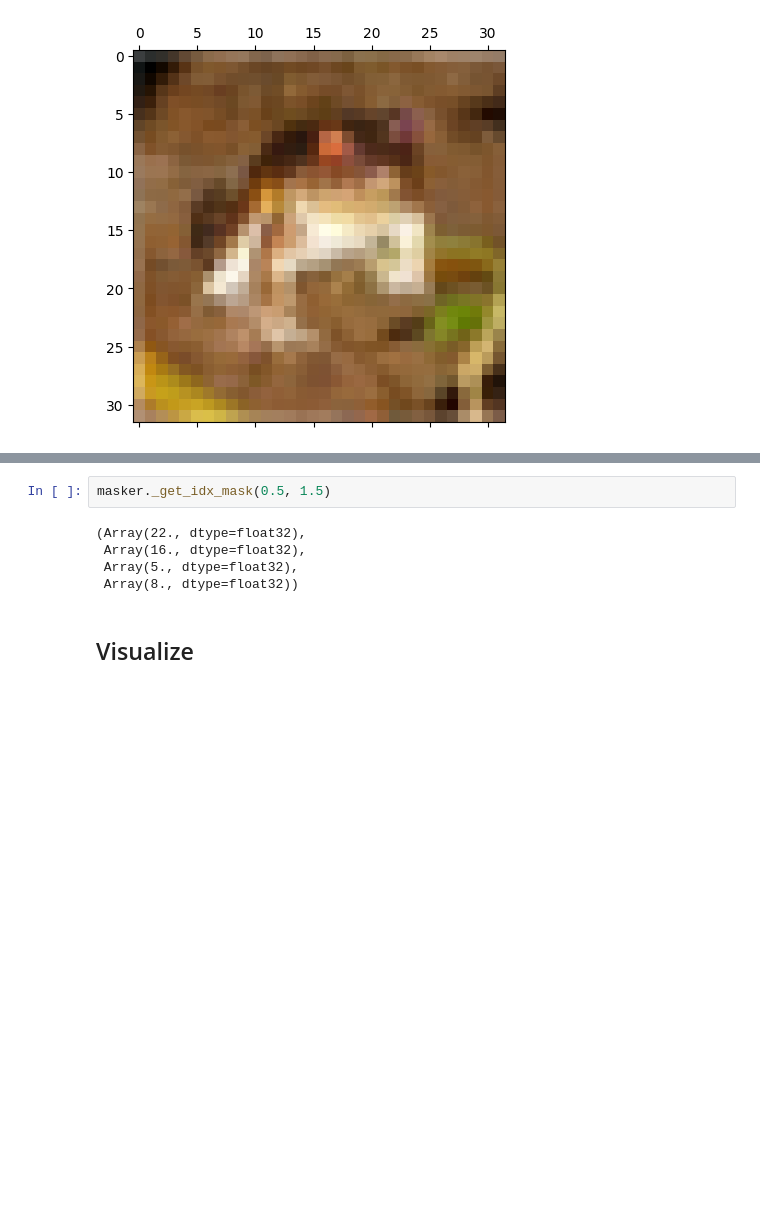
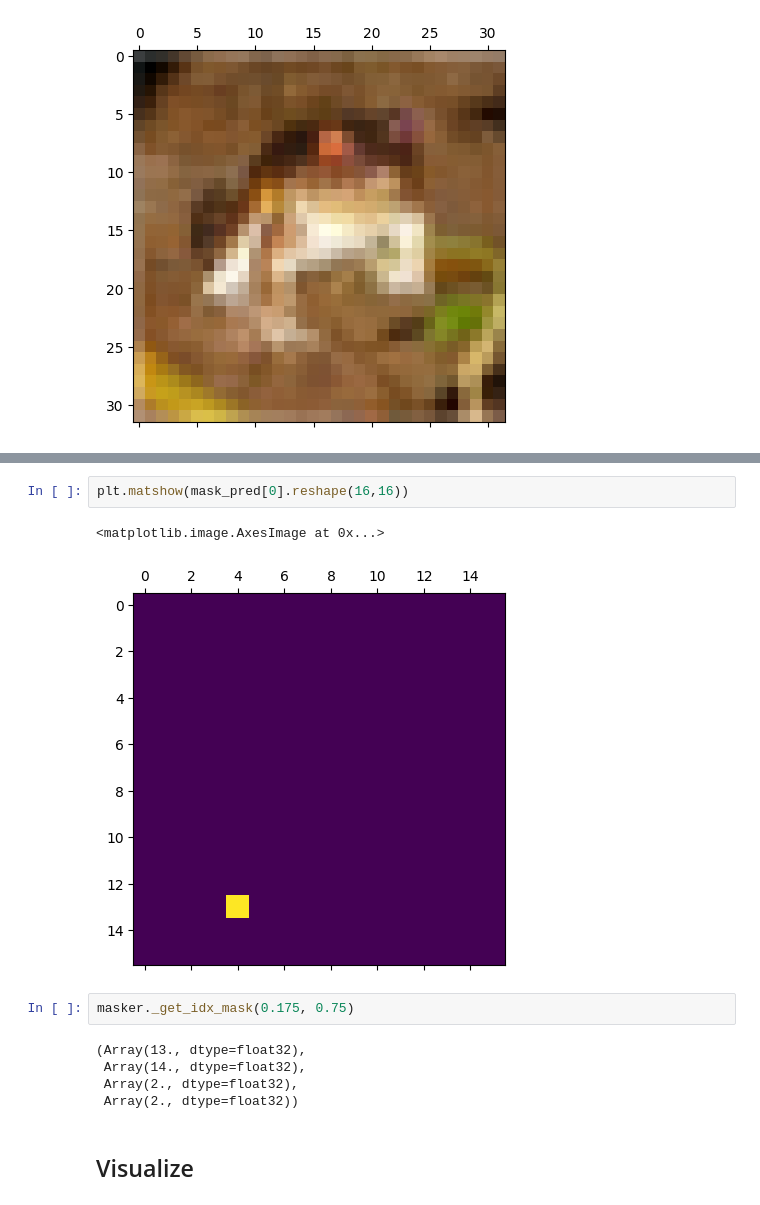
Before and after one commit to sugolov/jepax, a Jupyter notebook: notebooks/components/ijepa_patch.ipynb, the cells around one changed output, grey strips where cells are left out. Drawn from its saved outputs; the diff is of its cells as text; blank space fills up the shorter version.

```diff
--- a/notebooks/components/ijepa_patch.ipynb
+++ b/notebooks/components/ijepa_patch.ipynb
@@ -165,10 +198,15 @@ JitTracer<float32[]>
+# %%
+plt.matshow(mask_pred[0].reshape(16,16))
+# %% [output]
+<matplotlib.image.AxesImage at 0x...>
+[figure, added]
 # %%
-masker._get_idx_mask(0.5, 1.5)
+masker._get_idx_mask(0.175, 0.75)
 # %% [output]
-(Array(22., dtype=float32),
- Array(16., dtype=float32),
- Array(5., dtype=float32),
- Array(8., dtype=float32))
+(Array(13., dtype=float32),
+ Array(14., dtype=float32),
+ Array(2., dtype=float32),
+ Array(2., dtype=float32))
 # %% [markdown]
 ## Visualize
 # %%
```
Also changed, not shown: parts of 9 cells of this notebook, 3 other files.
